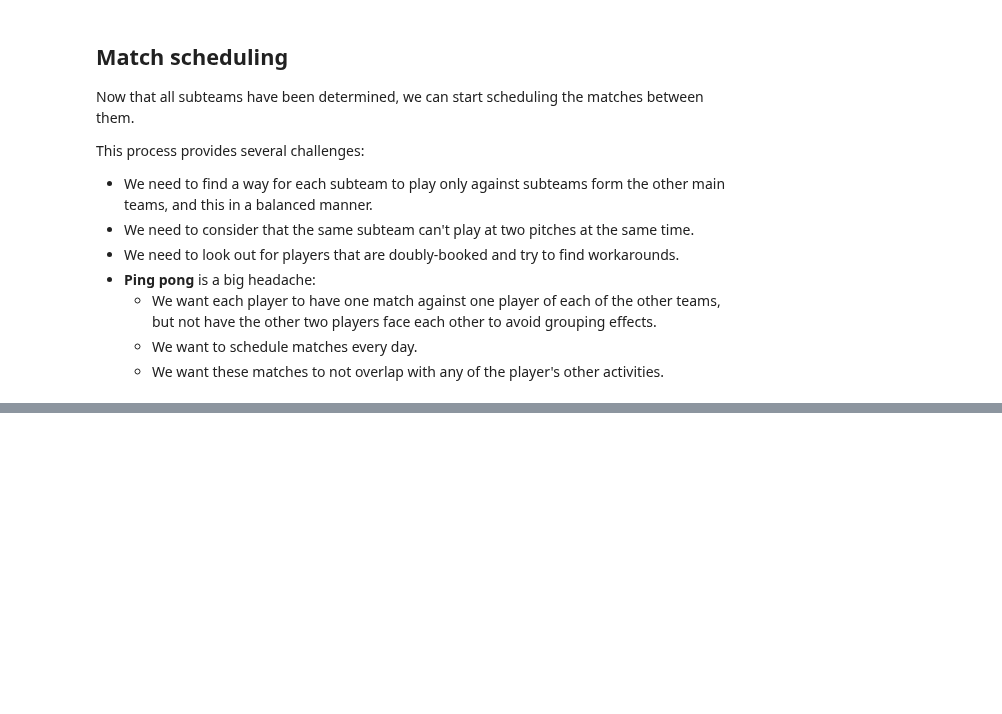
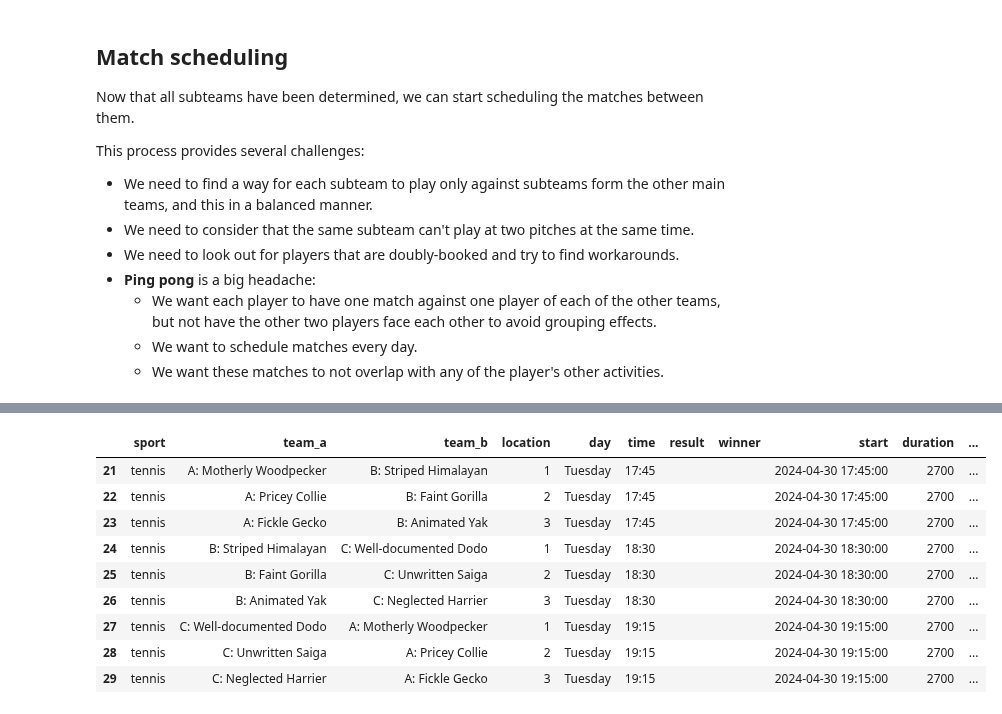
Before and after one commit to FBalzerMPE/imprs_sports_week, a Jupyter notebook: set_up_data.ipynb, the cells around one changed output, grey strips where cells are left out. Saved outputs shown, nothing was run; the diff lists cells and outputs as text; code cells hidden in the pictures; blank space fills up the shorter version.

Commit message:
Fixed a bug causing tennis match generation missing out, changed the times we take for football and tennis, and corrected the number of tennis pitches

```diff
--- a/set_up_data.ipynb
+++ b/set_up_data.ipynb
@@ -159,10 +164,9 @@ def schedule_matches(sport_event: SportEvent) -> list[Match]:
     matchups = determine_rotated_matchups_for_sport(hf.ALL_SUBTEAMS, sport_event.sanitized_name)
     # Shuffle them around a bit such that the same subteam doesn't have matches at the same time
     matchups = reshuffle_list(matchups, 3)
-
     courts = [
         str(i + 1)
-        for _ in range(len(matchups) // sport_event.num_pitches)
+        for _ in range(len(matchups) // sport_event.num_pitches + 1)
         for i in range(sport_event.num_pitches)
     ]
     date_range = pd.date_range(
@@ -205,10 +209,11 @@ if num_conflicts == 0:
     print("Successfully removed all conflicts. Yay!")
 
 match_df = hf.turn_series_list_to_dataframe([m.as_series for m in ALL_MATCHES.values()]).sort_values(["time", "location"])
-match_df[match_df["sport"] == "spikeball"]
+match_df[match_df["sport"] == "tennis"]
 
 # team_a	team_b	time
 # 29	A: 1	B: 1	17:45
 # 30	B: 1	C: 1	18:15
 # 31	C: 1	A: 1	18:45
 # ALL_MATCHES["spikeball_B: 2_C: 4"]
+# %% [output]
@@ -215,3 +221,13 @@ match_df[match_df["sport"] == "spikeball"]
+|  | sport | team_a | team_b | location | day | time | result | winner | start | duration | ... |
+| 21 | tennis | A: Motherly Woodpecker | B: Striped Himalayan | 1 | Tuesday | 17:45 |  |  | 2024-04-30 17:45:00 | 2700 | ... |
+| 22 | tennis | A: Pricey Collie | B: Faint Gorilla | 2 | Tuesday | 17:45 |  |  | 2024-04-30 17:45:00 | 2700 | ... |
+| 23 | tennis | A: Fickle Gecko | B: Animated Yak | 3 | Tuesday | 17:45 |  |  | 2024-04-30 17:45:00 | 2700 | ... |
+| 24 | tennis | B: Striped Himalayan | C: Well-documented Dodo | 1 | Tuesday | 18:30 |  |  | 2024-04-30 18:30:00 | 2700 | ... |
+| 25 | tennis | B: Faint Gorilla | C: Unwritten Saiga | 2 | Tuesday | 18:30 |  |  | 2024-04-30 18:30:00 | 2700 | ... |
+| 26 | tennis | B: Animated Yak | C: Neglected Harrier | 3 | Tuesday | 18:30 |  |  | 2024-04-30 18:30:00 | 2700 | ... |
+| 27 | tennis | C: Well-documented Dodo | A: Motherly Woodpecker | 1 | Tuesday | 19:15 |  |  | 2024-04-30 19:15:00 | 2700 | ... |
+| 28 | tennis | C: Unwritten Saiga | A: Pricey Collie | 2 | Tuesday | 19:15 |  |  | 2024-04-30 19:15:00 | 2700 | ... |
+| 29 | tennis | C: Neglected Harrier | A: Fickle Gecko | 3 | Tuesday | 19:15 |  |  | 2024-04-30 19:15:00 | 2700 | ... |
 # %%
 from datetime import datetime, timedelta, time, date
 def get_all_timeslots(avail_days: list[str]) -> list[datetime]:
```
Also changed, not shown: parts of 4 cells of this notebook, 4 other files.
